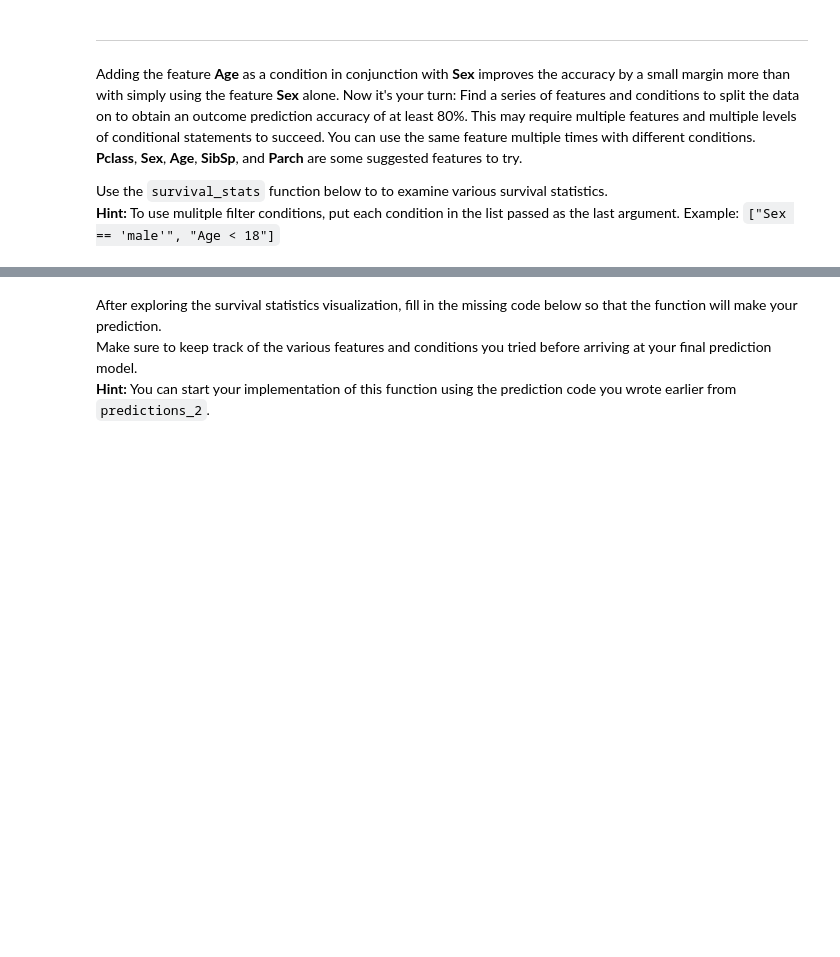
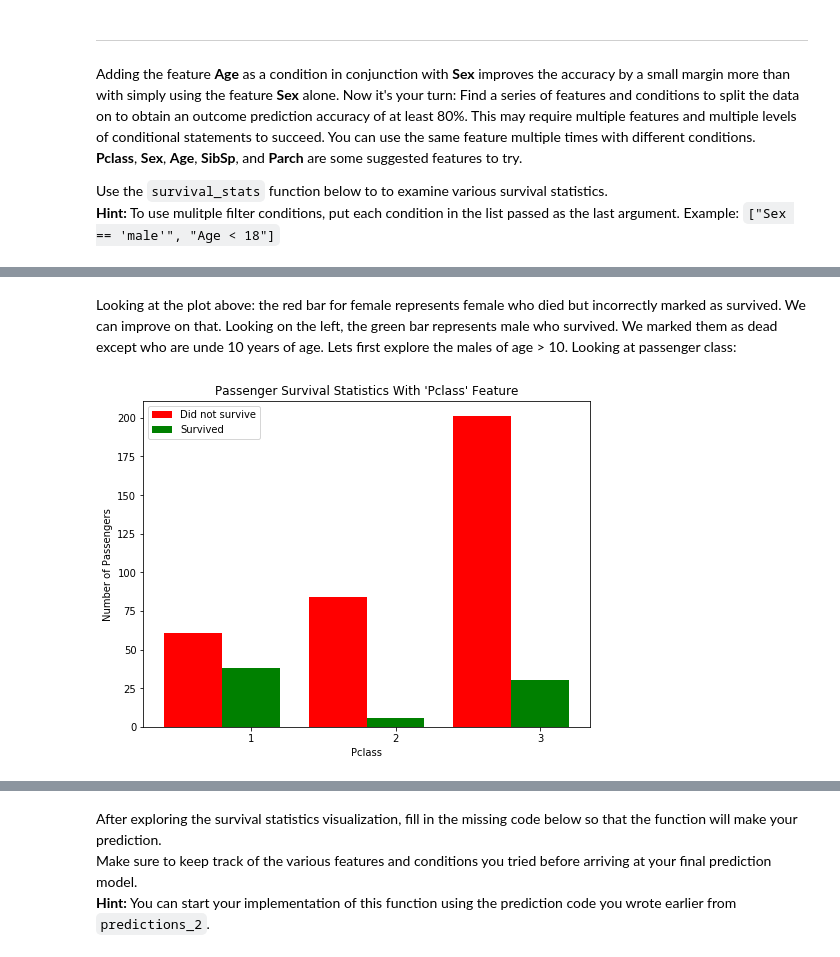
Before and after one commit to alamgirm/titanic_survival_exploration, a Jupyter notebook: titanic_survival_exploration.ipynb, the cells around one changed output, grey strips where cells are left out. Drawn from its saved outputs; the diff is of its cells as text; code cells hidden in the pictures; blank space fills up the shorter version.

```diff
--- a/titanic_survival_exploration.ipynb
+++ b/titanic_survival_exploration.ipynb
@@ -220,0 +231,6 @@ Use the `survival_stats` function below to to examine various survival statistic
+# %% [markdown]
+Looking at the plot above: the red bar for female represents female who died but incorrectly marked as survived. We can improve on that. Looking on the left, the green bar represents male who survived. We marked them as dead except who are unde 10 years of age. Lets first explore the males of age > 10. Looking at passenger class:
+# %%
+vs.survival_stats(data, outcomes, 'Pclass', ["Sex == 'male'", "Age > 10"])
+# %% [output]
+[figure, added]
```
Also changed, not shown: parts of 9 cells of this notebook.
